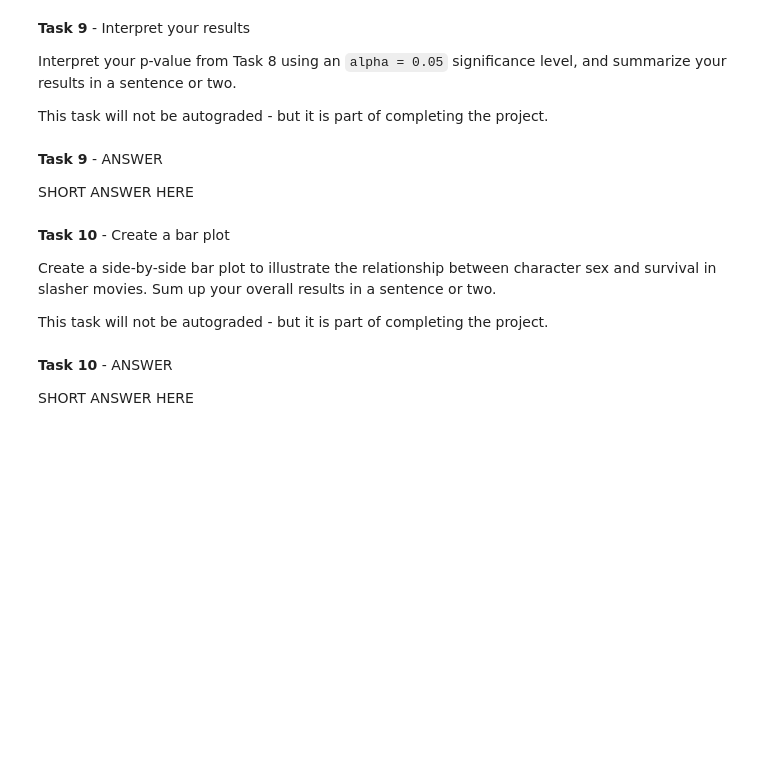
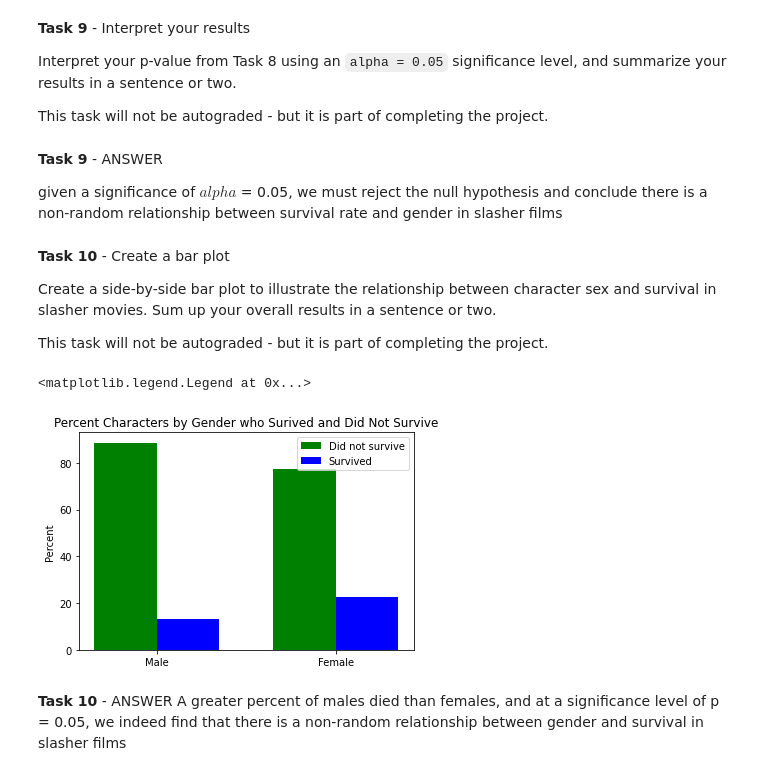
Before and after one commit to Samuel-Egbert31415/DS-Unit-1-Sprint-1-Data-Wrangling-and-Storytelling, a Jupyter notebook: LS_DS_122_Chi2_Tests_Assignment_AG.ipynb, the cells around one changed output. Cells and saved outputs as stored; diff of their text form; code cells hidden in the pictures; blank space fills up the shorter version.

```diff
--- a/LS_DS_122_Chi2_Tests_Assignment_AG.ipynb
+++ b/LS_DS_122_Chi2_Tests_Assignment_AG.ipynb
@@ -254,10 +280,10 @@ print('The p-value is:', p_val)
 Interpret your p-value from Task 8 using an `alpha = 0.05` significance level, and summarize your results in a sentence or two.
 
 This task will not be autograded - but it is part of completing the project.
-# %% [markdown]
-**Task 9** - ANSWER
-
-SHORT ANSWER HERE
+# %% [markdown]
+**Task 9** - ANSWER
+
+given a significance of $alpha$ = 0.05, we must reject the null hypothesis and conclude there is a non-random relationship between survival rate and gender in slasher films
 # %% [markdown]
 **Task 10** - Create a bar plot
 
@@ -272,4 +293,33 @@ raise NotImplementedError()
-# %% [markdown]
-**Task 10** - ANSWER
-
-SHORT ANSWER HERE
+# %%
+# Task 10
+
+import matplotlib.pyplot as plt
+
+# Need this for graphing purposes - it's the number of passenger classes
+N = 2
+
+Died = (88.6,77.4) # Percent that died in each ticket class
+Survived = (13.2,22.5) #Percent that survived in each ticket class
+
+#This is more graphical stuff
+ind = np.arange(N)  # the x locations for the groups
+width = 0.35       # the width of the bars
+
+#Create the plot
+fig, ax = plt.subplots()
+rects1 = ax.bar(ind, Died, width, color='g') #bars for died
+rects2 = ax.bar(ind + width, Survived, width, color='b') #bars for survived
+
+# add some text for labels, title and axes ticks
+ax.set_ylabel('Percent')
+ax.set_title('Percent Characters by Gender who Surived and Did Not Survive')
+ax.set_xticks(ind + width / 2)
+ax.set_xticklabels(('Male','Female'))
+
+ax.legend((rects1[0], rects2[0]), ('Did not survive', 'Survived'))
+# %% [output]
+<matplotlib.legend.Legend at 0x...>
+[figure, added]
+# %% [markdown]
+**Task 10** - ANSWER
+A greater percent of males died than females, and at a significance level of  p = 0.05, we indeed find that there is a non-random relationship between gender and survival in slasher films
```
Also changed, not shown: parts of 7 cells of this notebook.
